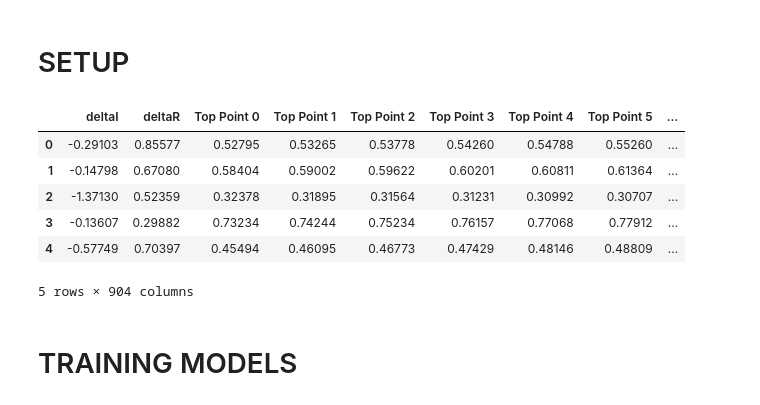
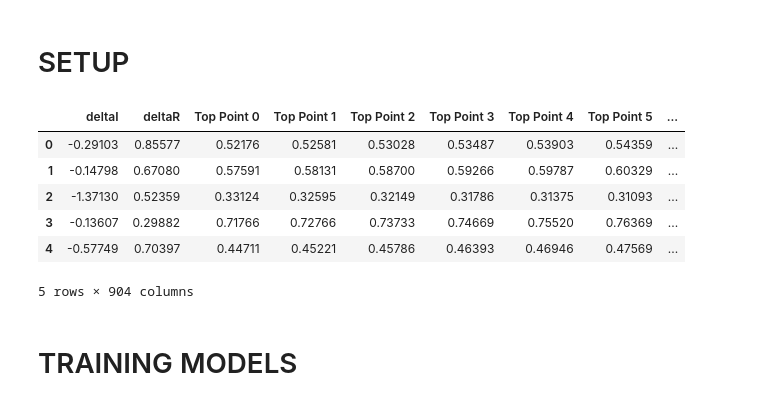
Before and after one commit to Lcollins91/DS_ResearchProject_ND, a Jupyter notebook: Graphene_Spec_Models.ipynb, the cells around one changed output. Cells and saved outputs as stored; diff of their text form; code cells hidden in the pictures.

```diff
--- a/Graphene_Spec_Models.ipynb
+++ b/Graphene_Spec_Models.ipynb
@@ -104,15 +104,15 @@ delta_names = ['deltaI', 'deltaR']
 col_names = delta_names + topCol_names + bondCol_names
 # %%
 #Load Training Data
-data = pd.read_csv('Training_Data/Graphene/ES_AG_Spec_data.csv', header = None, names = col_names) # read the data in
+data = pd.read_csv('Training_Data/Graphene/ES_AG_Spec_data_SCALED.csv', header = None, names = col_names) # read the data in
 data.head() # show the data in notebook
 # %% [output]
 |  | deltaI | deltaR | Top Point 0 | Top Point 1 | Top Point 2 | Top Point 3 | Top Point 4 | Top Point 5 | ... |
-| 0 | -0.29103 | 0.85577 | 0.52795 | 0.53265 | 0.53778 | 0.54260 | 0.54788 | 0.55260 | ... |
-| 1 | -0.14798 | 0.67080 | 0.58404 | 0.59002 | 0.59622 | 0.60201 | 0.60811 | 0.61364 | ... |
-| 2 | -1.37130 | 0.52359 | 0.32378 | 0.31895 | 0.31564 | 0.31231 | 0.30992 | 0.30707 | ... |
-| 3 | -0.13607 | 0.29882 | 0.73234 | 0.74244 | 0.75234 | 0.76157 | 0.77068 | 0.77912 | ... |
-| 4 | -0.57749 | 0.70397 | 0.45494 | 0.46095 | 0.46773 | 0.47429 | 0.48146 | 0.48809 | ... |
+| 0 | -0.29103 | 0.85577 | 0.52176 | 0.52581 | 0.53028 | 0.53487 | 0.53903 | 0.54359 | ... |
+| 1 | -0.14798 | 0.67080 | 0.57591 | 0.58131 | 0.58700 | 0.59266 | 0.59787 | 0.60329 | ... |
+| 2 | -1.37130 | 0.52359 | 0.33124 | 0.32595 | 0.32149 | 0.31786 | 0.31375 | 0.31093 | ... |
+| 3 | -0.13607 | 0.29882 | 0.71766 | 0.72766 | 0.73733 | 0.74669 | 0.75520 | 0.76369 | ... |
+| 4 | -0.57749 | 0.70397 | 0.44711 | 0.45221 | 0.45786 | 0.46393 | 0.46946 | 0.47569 | ... |
 5 rows × 904 columns
 # %%
 # Splitting Data into Training and Testing
```
Also changed, not shown: parts of 8 cells of this notebook, 4 other files.
